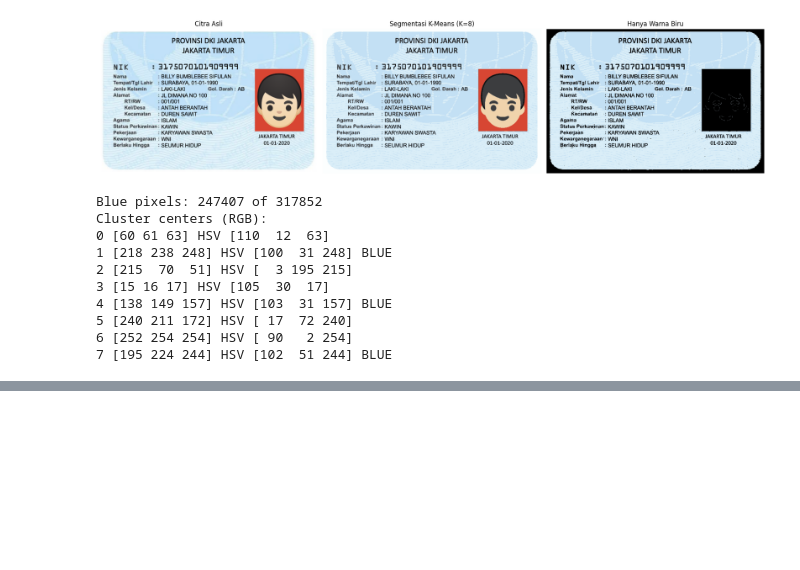
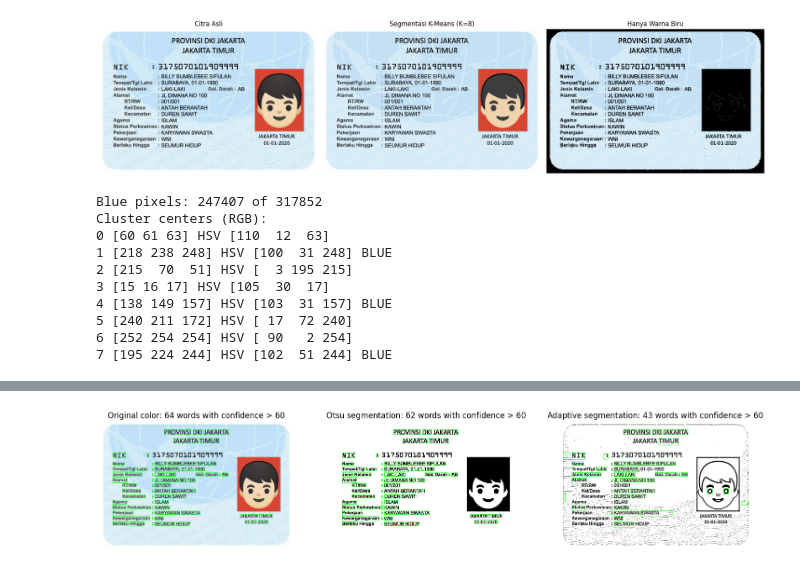
Before and after one commit to eiyu18/pcvk, a Jupyter notebook: week7.ipynb, the cells around one changed output, grey strips where cells are left out. Cells and saved outputs as stored; diff of their text form; code cells hidden in the pictures; blank space fills up the shorter version.

```diff
--- a/week7.ipynb
+++ b/week7.ipynb
@@ -234,0 +302,12 @@ Cluster centers (RGB):
+# %%
+def run_ocr(img):
+    rgb = cv.cvtColor(img, cv.COLOR_BGR2RGB) if img.ndim == 3 else img
+    text = pytesseract.image_to_string(rgb, lang=LANG, config=CONFIG)
+    info = pytesseract.image_to_data(rgb, lang=LANG, config=CONFIG, output_type=Output.DICT)
+    return text, info
+
+results = [run_ocr(im) for im in inputs]
+for name, (text, info) in zip(names, results):
+    print('=== %s ===' % name)
+    print(text.strip())
+    print()
@@ -234,0 +332,21 @@ Cluster centers (RGB):
+# %%
+def draw_boxes(img, info, conf_min):
+    canvas = cv.cvtColor(img, cv.COLOR_GRAY2BGR) if img.ndim == 2 else img.copy()
+    count = 0
+    for i in range(len(info['text'])):
+        if info['text'][i].strip() and float(info['conf'][i]) > conf_min:
+            x, y, w, h = info['left'][i], info['top'][i], info['width'][i], info['height'][i]
+            cv.rectangle(canvas, (x, y), (x + w, y + h), (0, 255, 0), 2)
+            count += 1
+    return canvas, count
+
+plt.figure(figsize=(18, 6))
+for i, (name, im, (text, info)) in enumerate(zip(names, inputs, results)):
+    boxed, count = draw_boxes(im, info, CONF_MIN)
+    plt.subplot(1, 3, i + 1)
+    plt.imshow(cv.cvtColor(boxed, cv.COLOR_BGR2RGB))
+    plt.title('%s: %d words with confidence > %d' % (name, count, CONF_MIN))
+    plt.axis('off')
+plt.show()
+# %% [output]
+[figure, added]
```
Also changed, not shown: parts of 11 cells of this notebook.
